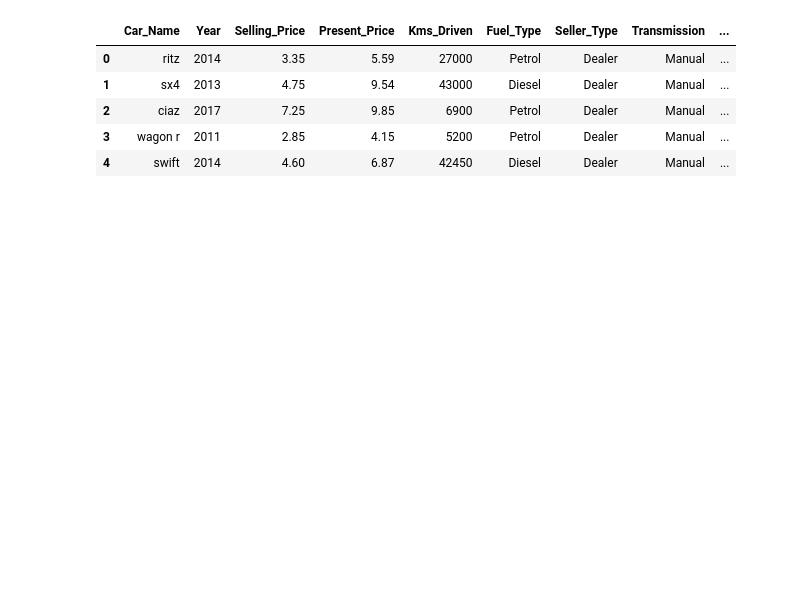
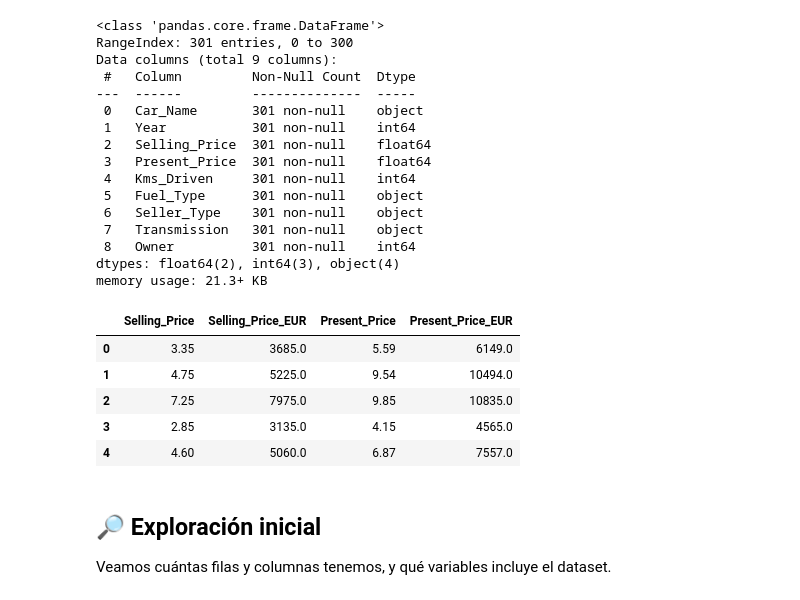
Before and after one commit to yerayhurtado/car-price-prediction, a Jupyter notebook: notebook/car_price_prediction.ipynb, the cells around one changed output. Drawn from its saved outputs; the diff is of its cells as text; code cells hidden in the pictures; blank space fills up the shorter version.

```diff
--- a/notebook/car_price_prediction.ipynb
+++ b/notebook/car_price_prediction.ipynb
@@ -1,11 +1,45 @@
 # %%
 import pandas as pd
-df = pd.read_csv("../data/car_prediction_data.csv")
+
+# Cargar dataset
+df = pd.read_csv("data/car_prediction_data.csv")
+
+# Revisar info básica
 df.head()
+df.info()
+
+# 🔹 Conversión de precios a euros
+INR_TO_EUR = 0.011
+LAKH_TO_INR = 100000
+
+df["Selling_Price_EUR"] = df["Selling_Price"] * LAKH_TO_INR * INR_TO_EUR
+df["Present_Price_EUR"] = df["Present_Price"] * LAKH_TO_INR * INR_TO_EUR
+
+# Verificamos la conversión
+df[["Selling_Price", "Selling_Price_EUR", "Present_Price", "Present_Price_EUR"]].head()
 # %% [output]
+<class 'pandas.core.frame.DataFrame'>
+RangeIndex: 301 entries, 0 to 300
+Data columns (total 9 columns):
+ #   Column         Non-Null Count  Dtype
+---  ------         --------------  -----
+ 0   Car_Name       301 non-null    object
+ 1   Year           301 non-null    int64
+ 2   Selling_Price  301 non-null    float64
+ 3   Present_Price  301 non-null    float64
+ 4   Kms_Driven     301 non-null    int64
+ 5   Fuel_Type      301 non-null    object
+ 6   Seller_Type    301 non-null    object
+ 7   Transmission   301 non-null    object
+ 8   Owner          301 non-null    int64
+dtypes: float64(2), int64(3), object(4)
+memory usage: 21.3+ KB
-|  | Car_Name | Year | Selling_Price | Present_Price | Kms_Driven | Fuel_Type | Seller_Type | Transmission | ... |
-| 0 | ritz | 2014 | 3.35 | 5.59 | 27000 | Petrol | Dealer | Manual | ... |
-| 1 | sx4 | 2013 | 4.75 | 9.54 | 43000 | Diesel | Dealer | Manual | ... |
-| 2 | ciaz | 2017 | 7.25 | 9.85 | 6900 | Petrol | Dealer | Manual | ... |
-| 3 | wagon r | 2011 | 2.85 | 4.15 | 5200 | Petrol | Dealer | Manual | ... |
-| 4 | swift | 2014 | 4.60 | 6.87 | 42450 | Diesel | Dealer | Manual | ... |
+|  | Selling_Price | Selling_Price_EUR | Present_Price | Present_Price_EUR |
+| 0 | 3.35 | 3685.0 | 5.59 | 6149.0 |
+| 1 | 4.75 | 5225.0 | 9.54 | 10494.0 |
+| 2 | 7.25 | 7975.0 | 9.85 | 10835.0 |
+| 3 | 2.85 | 3135.0 | 4.15 | 4565.0 |
+| 4 | 4.60 | 5060.0 | 6.87 | 7557.0 |
+# %% [markdown]
+## 🔎 Exploración inicial
+Veamos cuántas filas y columnas tenemos, y qué variables incluye el dataset.
```
Also changed, not shown: parts of 22 cells of this notebook, 1 other file.
